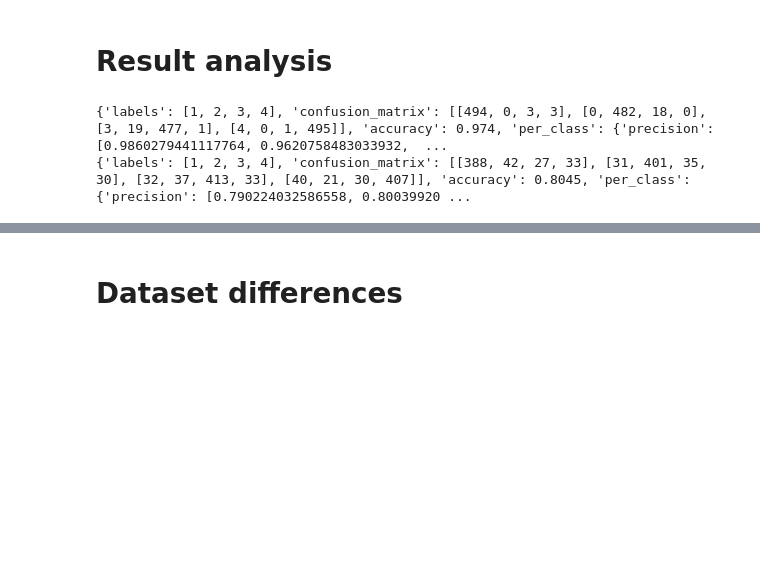
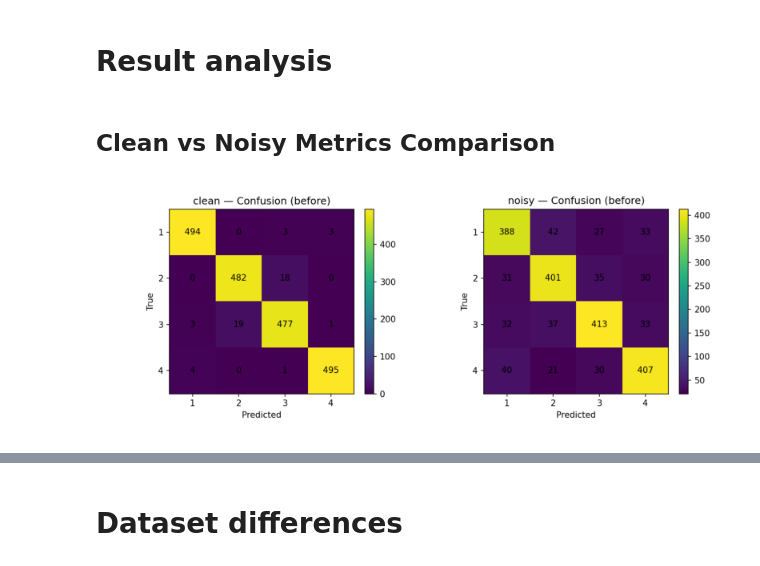
Before and after one commit to amin-abualhassan/intro2ml-cw1, a Jupyter notebook: dt_coursework/analytics.ipynb, the cells around one changed output, grey strips where cells are left out. Drawn from its saved outputs; the diff is of its cells as text; code cells hidden in the pictures; blank space fills up the shorter version.

Commit message:
Add some analytical stuff at the notebook and update leaf output typo

```diff
--- a/dt_coursework/analytics.ipynb
+++ b/dt_coursework/analytics.ipynb
@@ -26,11 +21,27 @@ with open(clean_result_path+"/metrics_before.json", 'r') as file:
 with open(noisy_result_path+"/metrics_before.json", 'r') as file:
     noisy_metrics = json.load(file)
 
-print(clean_metrics)
-print(noisy_metrics)
+with open(clean_result_path+"/depth_before_after.json", 'r') as file:
+    clean_depth_leaf = json.load(file)
+
+with open(noisy_result_path+"/depth_before_after.json", 'r') as file:
+    noisy_depth_leaf = json.load(file)
-# %% [output]
-{'labels': [1, 2, 3, 4], 'confusion_matrix': [[494, 0, 3, 3], [0, 482, 18, 0], [3, 19, 477, 1], [4, 0, 1, 495]], 'accuracy': 0.974, 'per_class': {'precision': [0.9860279441117764, 0.9620758483033932,  ...
-{'labels': [1, 2, 3, 4], 'confusion_matrix': [[388, 42, 27, 33], [31, 401, 35, 30], [32, 37, 413, 33], [40, 21, 30, 407]], 'accuracy': 0.8045, 'per_class': {'precision': [0.790224032586558, 0.80039920 ...
+# %% [markdown]
+## Clean vs Noisy Metrics Comparison
+# %%
+clean_cm_img = np.asarray(Image.open(clean_result_path+"/cm_before.png"))
+noisy_cm_img = np.asarray(Image.open(noisy_result_path+"/cm_before.png"))
+
+fig, ax = plt.subplots(1,2, figsize=(8,4))
+ax[0].imshow(clean_cm_img)
+ax[0].axis(False)
+
+ax[1].imshow(noisy_cm_img)
+ax[1].axis(False)
+
+fig.tight_layout()
+# %% [output]
+[figure, added]
 # %%
 def plot_multi_bar(labels, y_clean, y_noisy, title, xaxis_label = "", yaxis_label = ""):
     # Number of Enthusiasts for different regions
```
Also changed, not shown: parts of 6 cells of this notebook, 3 other files.
